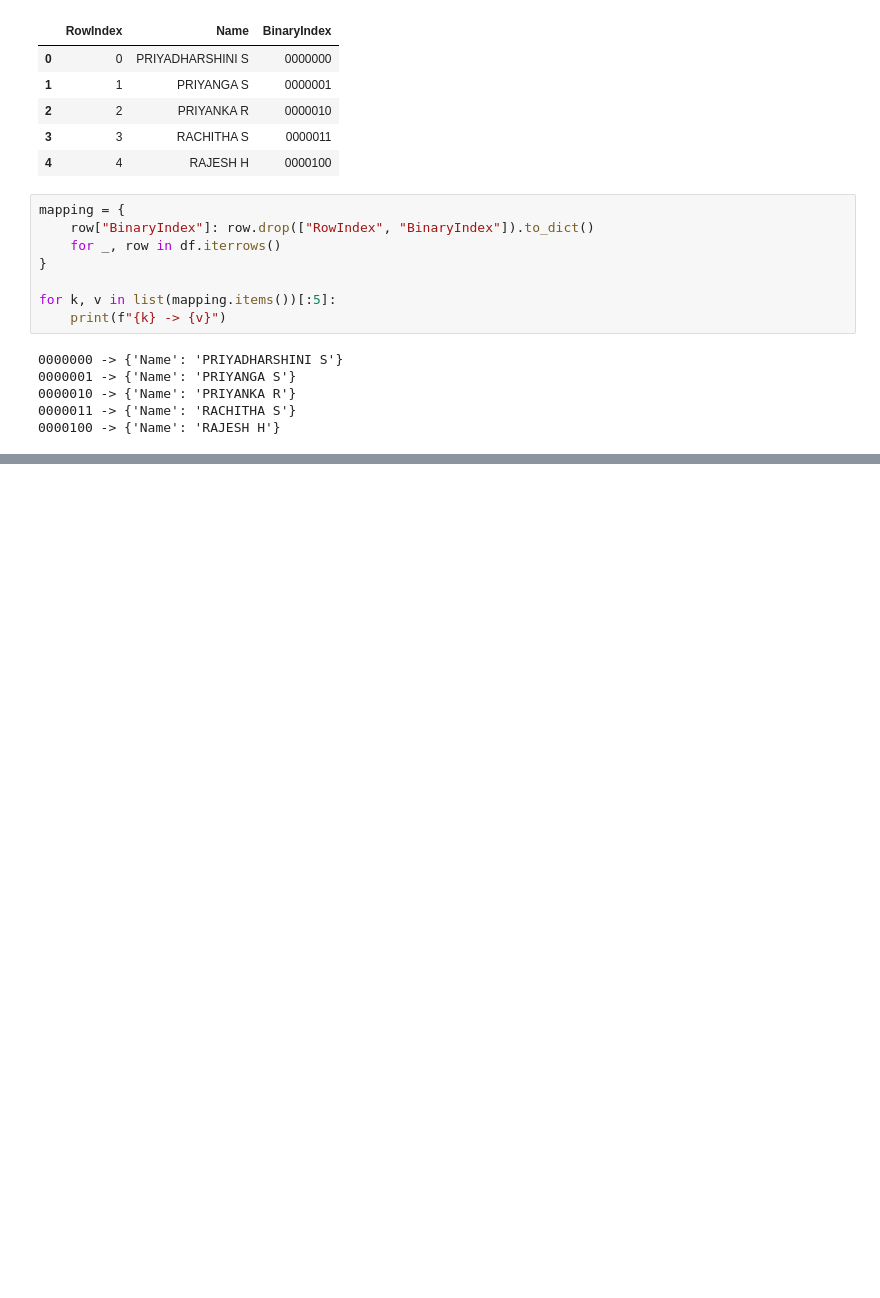
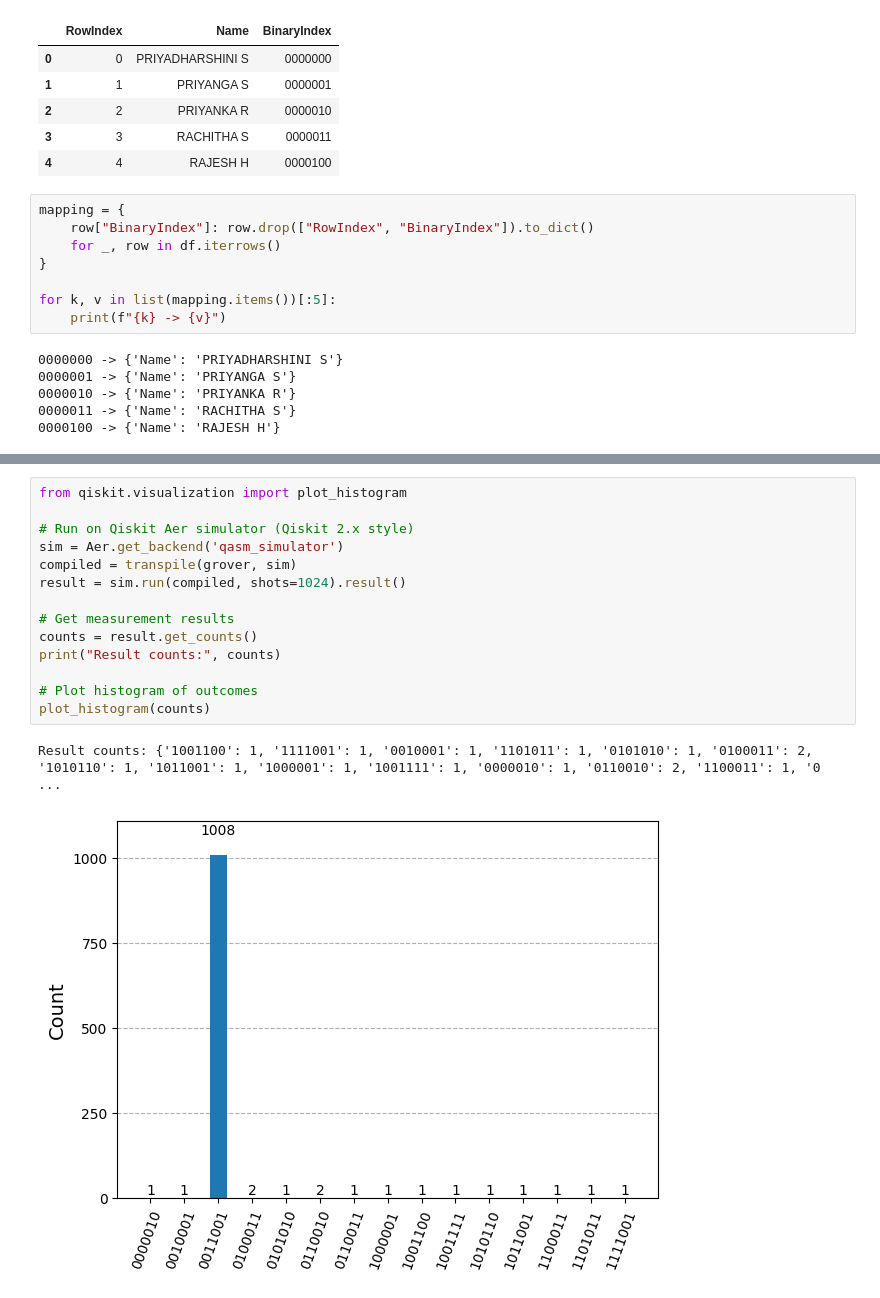
Before and after one commit to SASI-KUMAR-R/Quantum_Search_Testing, a Jupyter notebook: TestCsvMap.ipynb, the cells around one changed output, grey strips where cells are left out. Drawn from its saved outputs; the diff is of its cells as text; blank space fills up the shorter version.

```diff
--- a/TestCsvMap.ipynb
+++ b/TestCsvMap.ipynb
@@ -78,0 +174,17 @@ Target Row Data: {'RowIndex': 25, 'Name': 'SASIKUMAR R', 'BinaryIndex': '0011001
+# %%
+from qiskit.visualization import plot_histogram
+
+# Run on Qiskit Aer simulator (Qiskit 2.x style)
+sim = Aer.get_backend('qasm_simulator')
+compiled = transpile(grover, sim)
+result = sim.run(compiled, shots=1024).result()
+
+# Get measurement results
+counts = result.get_counts()
+print("Result counts:", counts)
+
+# Plot histogram of outcomes
+plot_histogram(counts)
+# %% [output]
+Result counts: {'1001100': 1, '1111001': 1, '0010001': 1, '1101011': 1, '0101010': 1, '0100011': 2, '1010110': 1, '1011001': 1, '1000001': 1, '1001111': 1, '0000010': 1, '0110010': 2, '1100011': 1, '0 ...
+[figure, added]
```
Also changed, not shown: parts of 6 cells of this notebook.
